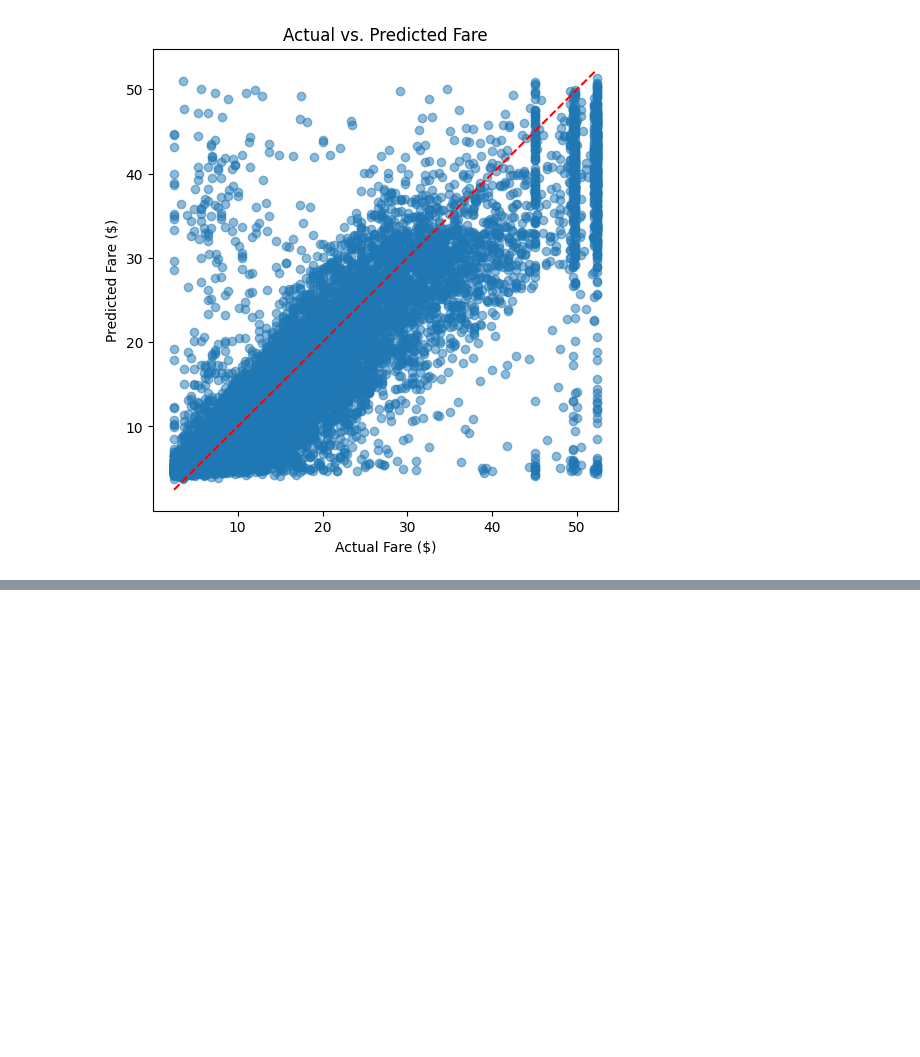
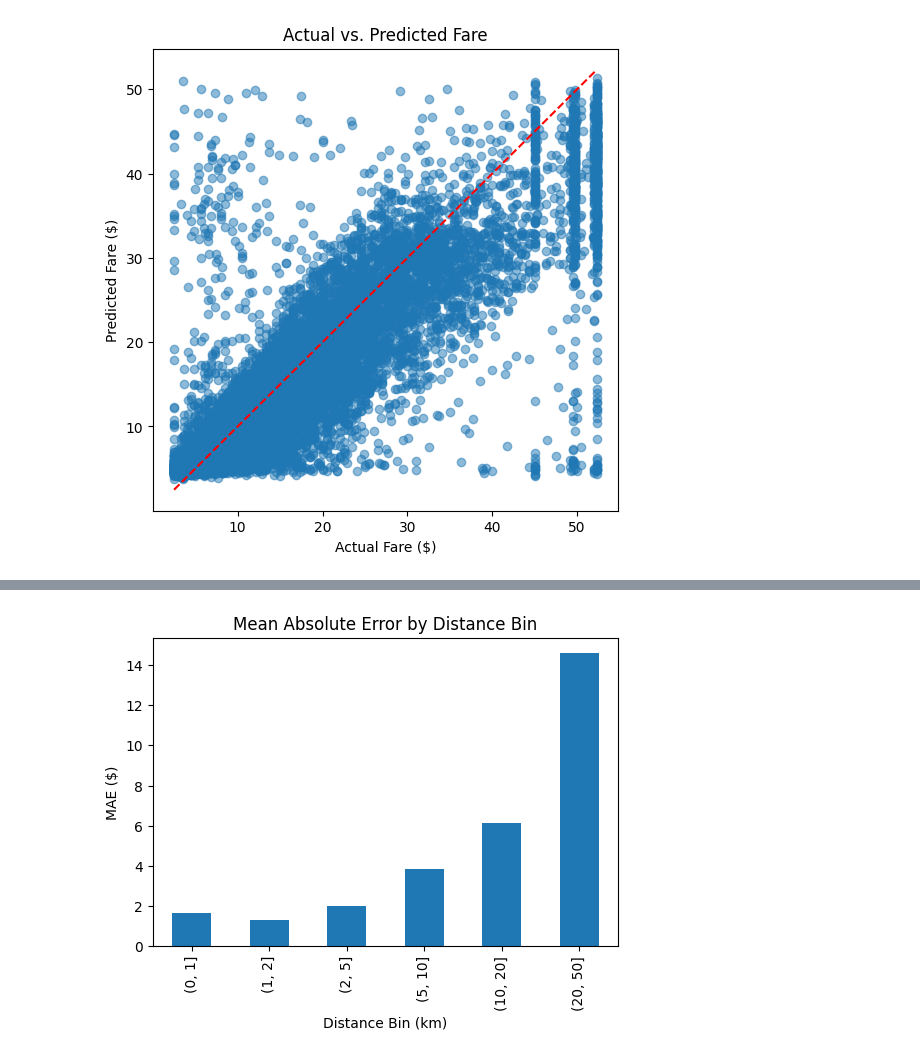
Before and after one commit to Teyymour/cmor438, a Jupyter notebook: supervised-learning/K Nearest Neighbors/KNN.ipynb, the cells around one changed output, grey strips where cells are left out. Saved outputs shown, nothing was run; the diff lists cells and outputs as text; code cells hidden in the pictures; blank space fills up the shorter version.

```diff
--- a/supervised-learning/K Nearest Neighbors/KNN.ipynb
+++ b/supervised-learning/K Nearest Neighbors/KNN.ipynb
@@ -173,0 +196,11 @@ plt.show()
+# %%
+df_test = X_test.copy()
+df_test['error'] = np.abs(y_pred - yfare_test)
+df_test['dist_bin'] = pd.cut(df_test.distance_km, bins=[0,1,2,5,10,20,50])
+df_test.groupby('dist_bin')['error'].mean().plot(kind='bar', figsize=(6,4))
+plt.title('Mean Absolute Error by Distance Bin')
+plt.xlabel('Distance Bin (km)')
+plt.ylabel('MAE ($)')
+plt.show()
+# %% [output]
+[figure, added]
```
Also changed, not shown: parts of 3 cells of this notebook, 6 other files.
